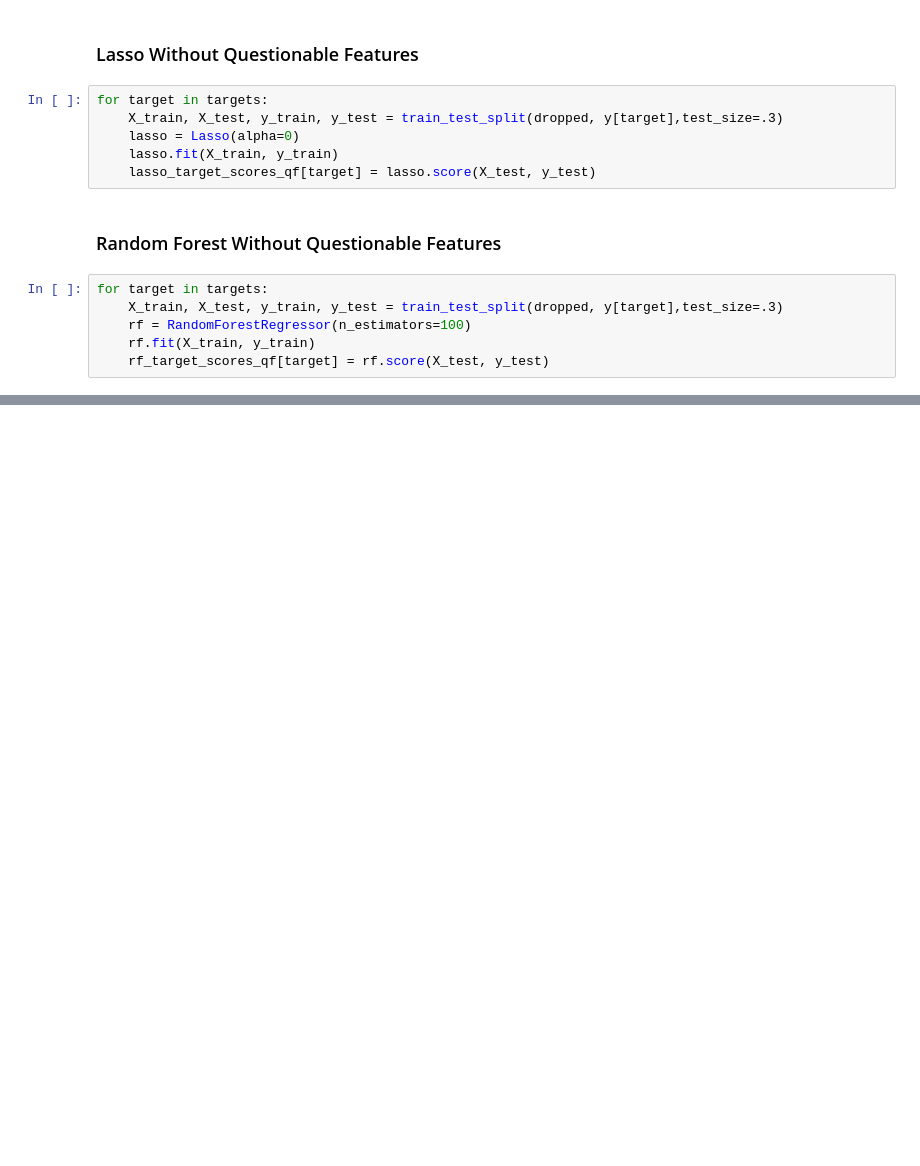
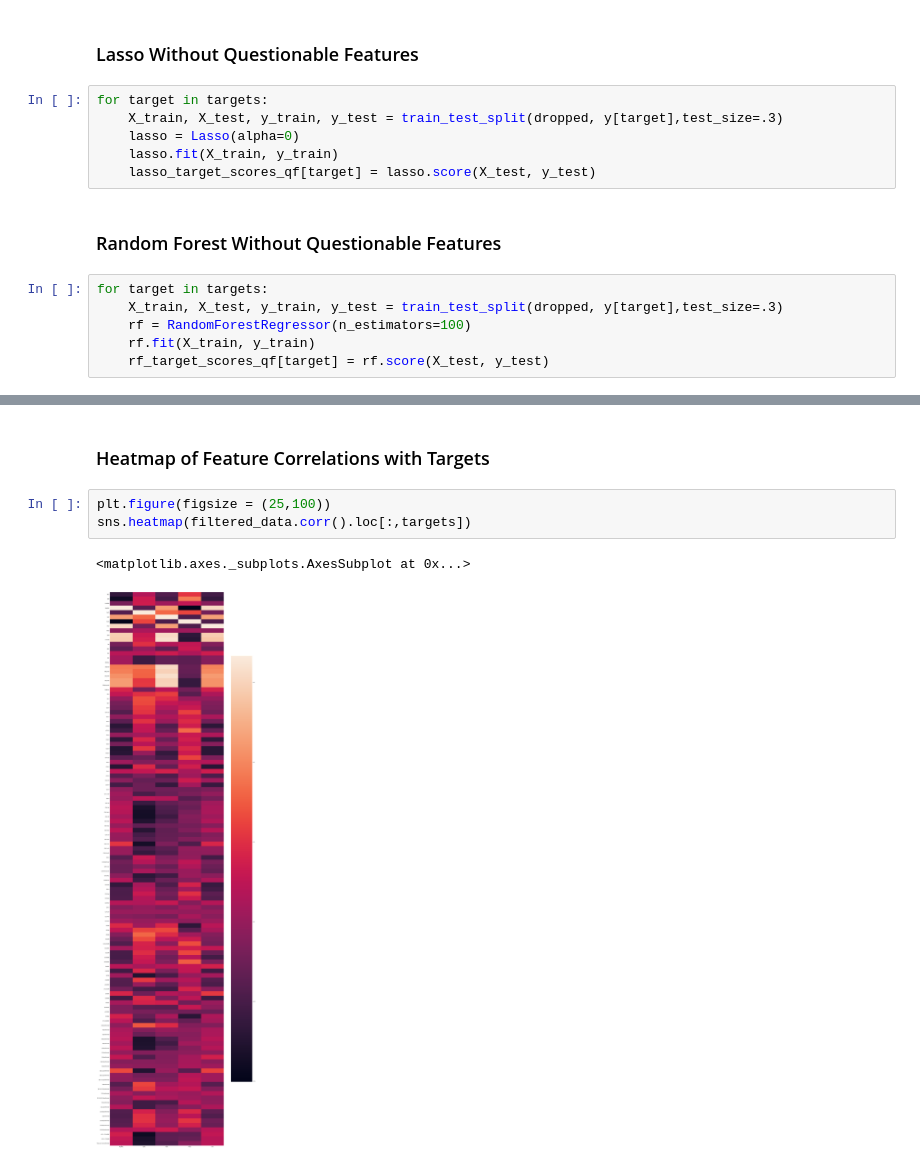
Before and after one commit to thebrianbn/cow_ml, a Jupyter notebook: milk_fat_prediction/project_1_part_2.ipynb, the cells around one changed output, grey strips where cells are left out. Cells and saved outputs as stored; diff of their text form; blank space fills up the shorter version.

```diff
--- a/milk_fat_prediction/project_1_part_2.ipynb
+++ b/milk_fat_prediction/project_1_part_2.ipynb
@@ -201,0 +321,8 @@ Random Forest without questionable features
+# %% [markdown]
+### Heatmap of Feature Correlations with Targets
+# %%
+plt.figure(figsize = (25,100))
+sns.heatmap(filtered_data.corr().loc[:,targets])
+# %% [output]
+<matplotlib.axes._subplots.AxesSubplot at 0x...>
+[figure, added]
```
Also changed, not shown: parts of 22 cells of this notebook.
